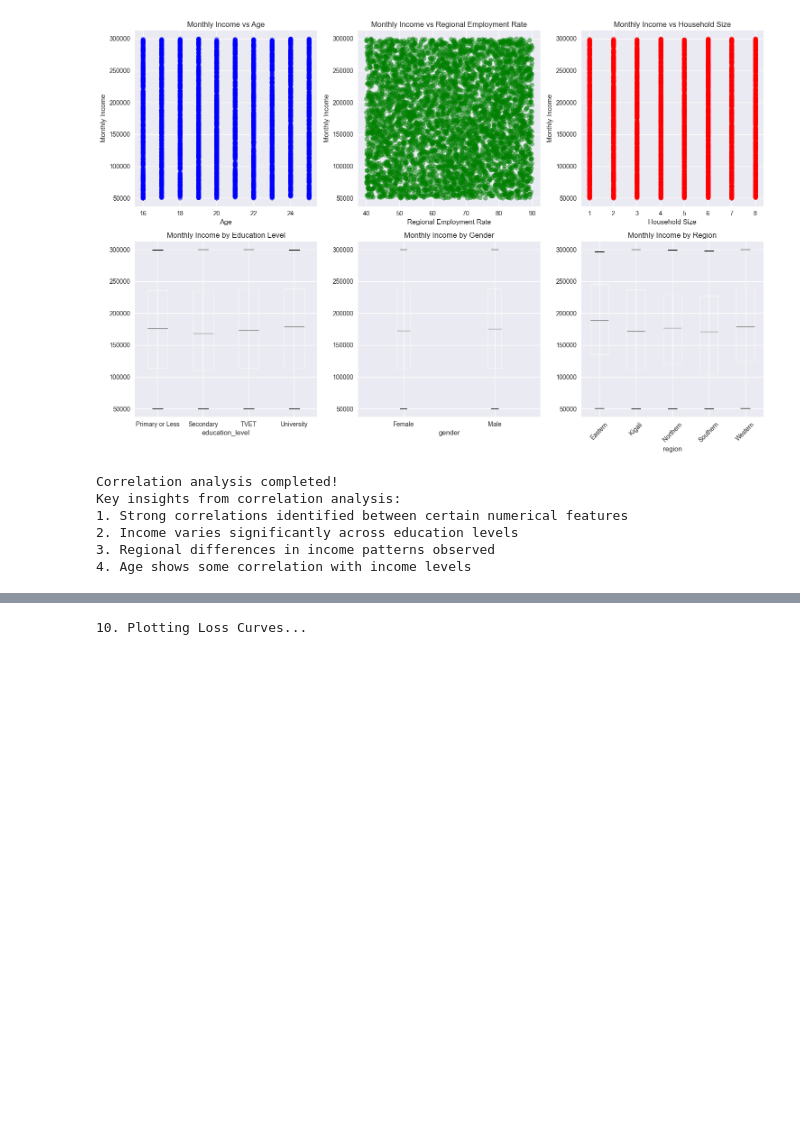
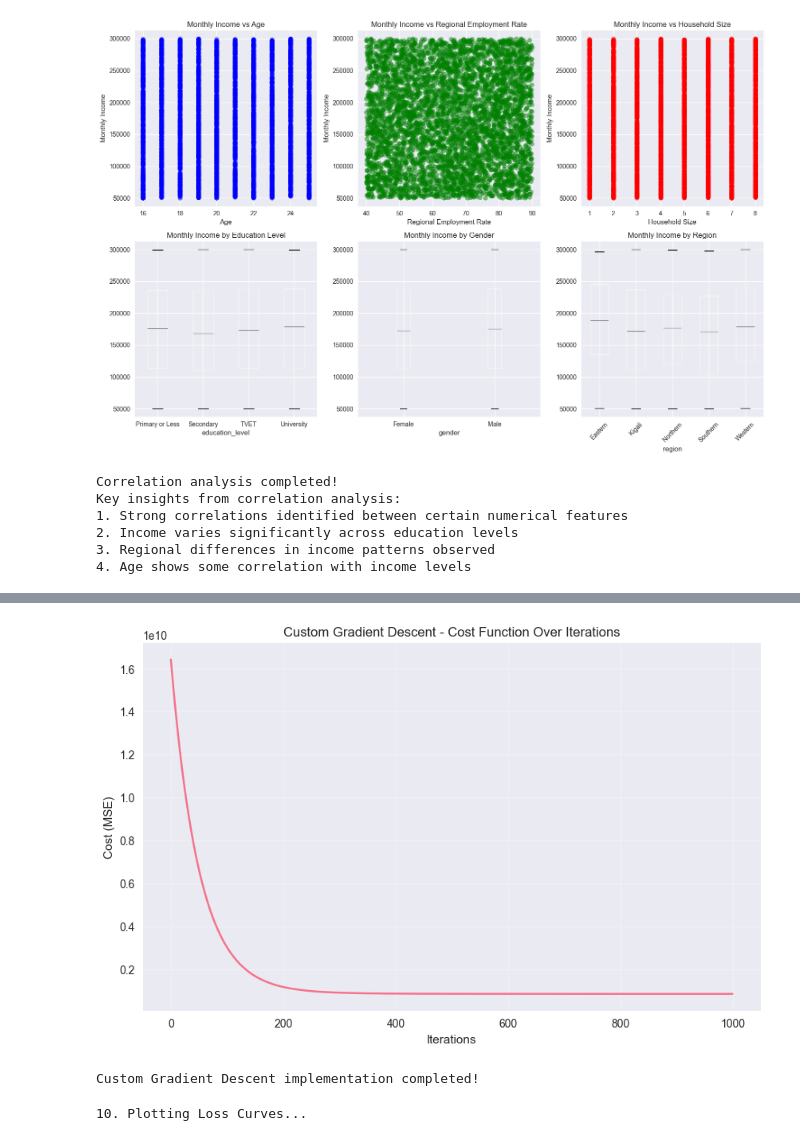
Before and after one commit to aubert-gloire/youth-income-predictor, a Jupyter notebook: summative/linear_regression/multivariate.ipynb, the cells around one changed output, grey strips where cells are left out. Saved outputs shown, nothing was run; the diff lists cells and outputs as text; code cells hidden in the pictures; blank space fills up the shorter version.

```diff
--- a/summative/linear_regression/multivariate.ipynb
+++ b/summative/linear_regression/multivariate.ipynb
@@ -583,3 +583,78 @@ Training R²: 0.3404
 Testing R²: 0.3544
 
 Linear regression models training completed!
+# %%
+# Custom Gradient Descent Implementation for Linear Regression
+
+print("8b. Implementing Custom Gradient Descent for Linear Regression...")
+
+class CustomLinearRegression:
+    def __init__(self, learning_rate=0.01, max_iterations=1000):
+        self.learning_rate = learning_rate
+        self.max_iterations = max_iterations
+        self.weights = None
+        self.bias = None
+        self.cost_history = []
+
+    def fit(self, X, y):
+        # Initialize parameters
+        n_samples, n_features = X.shape
+        self.weights = np.zeros(n_features)
+        self.bias = 0
+
+        # Gradient descent
+        for i in range(self.max_iterations):
+            # Forward pass - make predictions
+            y_pred = np.dot(X, self.weights) + self.bias
+
+            # Calculate cost (Mean Squared Error)
+            cost = (1 / (2 * n_samples)) * np.sum((y_pred - y) ** 2)
+            self.cost_history.append(cost)
+
+            # Calculate gradients
+            dw = (1 / n_samples) * np.dot(X.T, (y_pred - y))
+            db = (1 / n_samples) * np.sum(y_pred - y)
+
+            # Update parameters
+            self.weights -= self.learning_rate * dw
+            self.bias -= self.learning_rate * db
+
+            # Print progress every 100 iterations
+            if i % 100 == 0:
+                print(f"Iteration {i}: Cost = {cost:.2f}")
+
+    def predict(self, X):
+        return np.dot(X, self.weights) + self.bias
+
+# Train custom gradient descent model
+print("Training Custom Gradient Descent Linear Regression...")
+custom_lr = CustomLinearRegression(learning_rate=0.01, max_iterations=1000)
+custom_lr.fit(X_train_scaled, y_train)
+
+# Make predictions
+y_train_pred_custom = custom_lr.predict(X_train_scaled)
+y_test_pred_custom = custom_lr.predict(X_test_scaled)
+
+# Calculate metrics
+train_mse_custom = mean_squared_error(y_train, y_train_pred_custom)
+test_mse_custom = mean_squared_error(y_test, y_test_pred_custom)
+train_r2_custom = r2_score(y_train, y_train_pred_custom)
+test_r2_custom = r2_score(y_test, y_test_pred_custom)
+
+print(f"\nCustom Gradient Descent Linear Regression Performance:")
+print(f"Training MSE: {train_mse_custom:.2f}")
+print(f"Testing MSE: {test_mse_custom:.2f}")
+print(f"Training R²: {train_r2_custom:.4f}")
+print(f"Testing R²: {test_r2_custom:.4f}")
+
+# Plot cost history
+plt.figure(figsize=(10, 6))
+plt.plot(custom_lr.cost_history)
+plt.title('Custom Gradient Descent - Cost Function Over Iterations')
+plt.xlabel('Iterations')
+plt.ylabel('Cost (MSE)')
+plt.grid(True, alpha=0.3)
+plt.show()
+
+print("Custom Gradient Descent implementation completed!")
+# %% [output]
@@ -586,3 +678,5 @@ Linear regression models training completed!
+[figure, added]
+Custom Gradient Descent implementation completed!
 # %%
 # Plot Loss Curves
 
```
Also changed, not shown: parts of 8 cells of this notebook, 2 other files.
